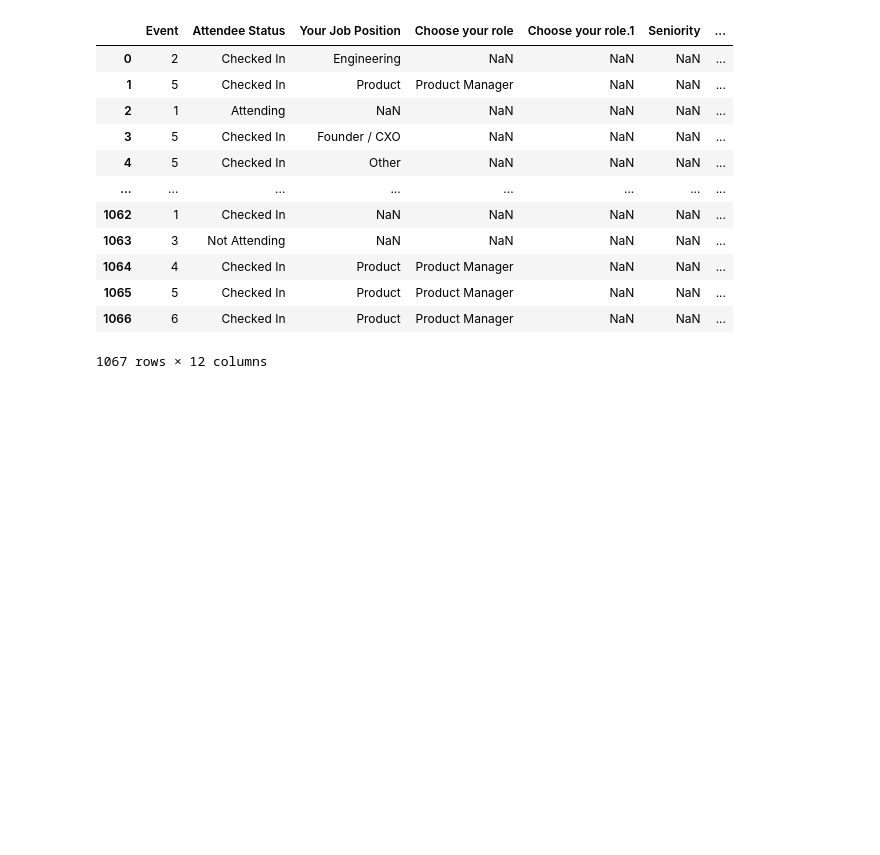
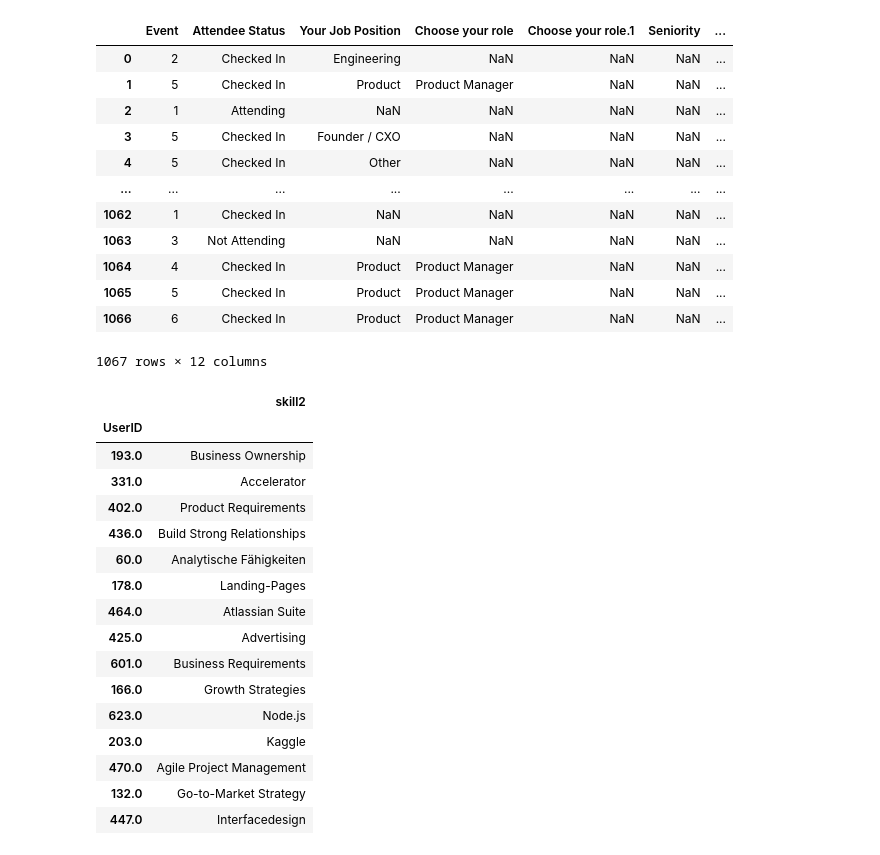
Before and after one commit to Shubhi-Varshney/data_bpm, a Jupyter notebook: notebooks/yulia_bpm_explore2.ipynb, the cells around one changed output. Saved outputs shown, nothing was run; the diff lists cells and outputs as text; code cells hidden in the pictures; blank space fills up the shorter version.

```diff
--- a/notebooks/yulia_bpm_explore2.ipynb
+++ b/notebooks/yulia_bpm_explore2.ipynb
@@ -268,3 +268,23 @@ data_analytics.drop(labels = ['First Name','Surname','Email','fullName'], axis=1
 1067 rows × 12 columns
 # %%
 data_analytics.drop(labels = ['First Name','Surname','Email','fullName'], axis=1, inplace=True)
+# %%
+data_merged[["skill2"]].sample(15)
+# %% [output]
+|  | skill2 |
+| UserID |  |
+| 193.0 | Business Ownership |
+| 331.0 | Accelerator |
+| 402.0 | Product Requirements |
+| 436.0 | Build Strong Relationships |
+| 60.0 | Analytische Fähigkeiten |
+| 178.0 | Landing-Pages |
+| 464.0 | Atlassian Suite |
+| 425.0 | Advertising |
+| 601.0 | Business Requirements |
+| 166.0 | Growth Strategies |
+| 623.0 | Node.js |
+| 203.0 | Kaggle |
+| 470.0 | Agile Project Management |
+| 132.0 | Go-to-Market Strategy |
+| 447.0 | Interfacedesign |
```
Also changed, not shown: parts of 12 cells of this notebook, 2 other files.
